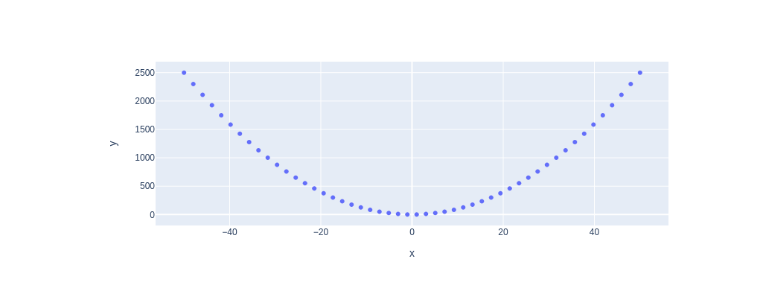
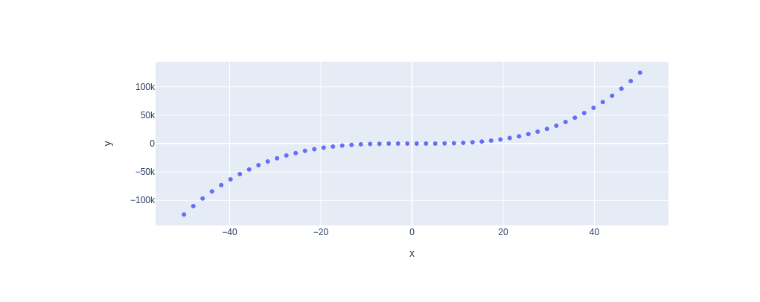
Before and after one commit to ajblum/ai267-sa, a Jupyter notebook: ch03/functions.ipynb, the cells around one changed output. Cells and saved outputs as stored; diff of their text form; code cells hidden in the pictures.

```diff
--- a/ch03/functions.ipynb
+++ b/ch03/functions.ipynb
@@ -4,7 +4,7 @@ import plotly.express as px
 # x-axis data points
 x = np.linspace(start=-50, stop=50)
 # y-axis data points
-y = x ** 2
+y = x ** 3
 # define the plot
 fig = px.scatter(x=x, y=y)
 fig.show()
@@ -13 +12 @@ fig.show()
-[figure, old version]
+[figure, new version]
```
Also changed, not shown: parts of 1 cell of this notebook.
